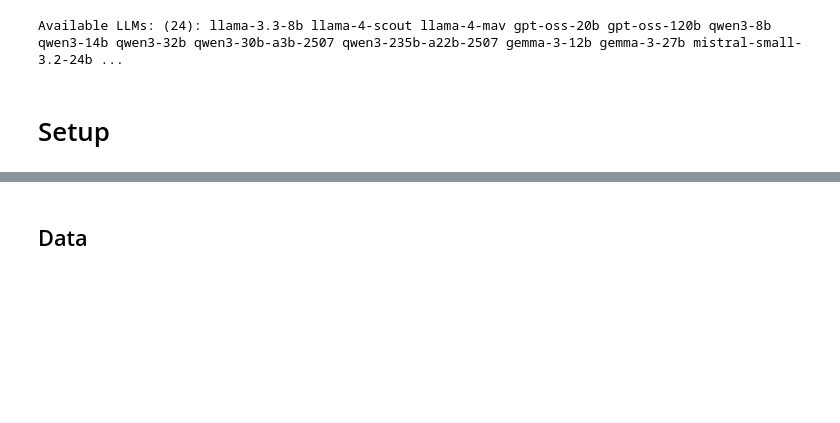
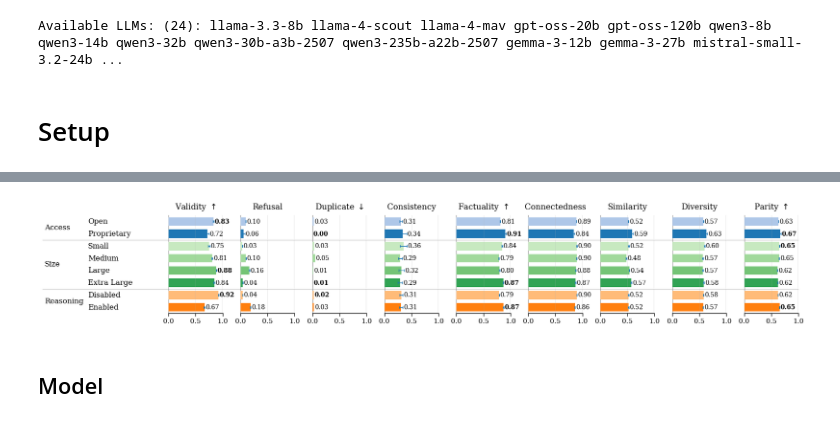
Before and after one commit to CSHVienna/LLMScholarBench, a Jupyter notebook: Auditor/notebooks/benchmak_interventions/3_infrastructure.ipynb, the cells around one changed output, grey strips where cells are left out. Cells and saved outputs as stored; diff of their text form; code cells hidden in the pictures; blank space fills up the shorter version.

```diff
--- a/Auditor/notebooks/benchmak_interventions/3_infrastructure.ipynb
+++ b/Auditor/notebooks/benchmak_interventions/3_infrastructure.ipynb
@@ -41,0 +67,12 @@ vis.sns_paper_style(font_scale=1.55)
+# %%
+df_summary_infrastructure_group = io.pd.DataFrame()
+for group in constants.BENCHMARK_MODEL_GROUPS:
+    groupby = [group, 'metric_name']
+    per_group = aggregators.aggregate_per_group(df_per_attempt, groupby, alpha=0.05, metric_value_col='metric_value', metric_name_col='metric_name')
+    per_group.rename(columns={group: 'model_kind'}, inplace=True)
+    per_group.loc[:, 'model_group'] = group
+    cols_order = ['model_group','model_kind']
+    cols_order.extend(['n','metric_name','mean','std','median','sum','ci','ci_low','ci_high'])
+    per_group = per_group[cols_order]
+    df_summary_infrastructure_group = io.pd.concat([df_summary_infrastructure_group, per_group], axis=0, ignore_index=True)
+df_summary_infrastructure_group.shape
@@ -42,2 +90,52 @@ vis.sns_paper_style(font_scale=1.55)
+# %%
+
+index = ['model_group','model_kind']
+group_order = constants.BENCHMARK_MODEL_GROUPS
+index_order = [(group_name,group) for group_name, group_list in constants.BENCHMARK_MODEL_GROUP_ORDER_WITHIN_GROUP.items() for group in group_list]
+row_color_map = {(group_name,group):gridcons.GROUP_COLORS[group_name][i] for group_name, group_list in constants.BENCHMARK_MODEL_GROUP_ORDER_WITHIN_GROUP.items() for i, group in enumerate(group_list)}
+
+index_label_maps = {
+    1: constants.BENCHMARK_MODEL_GROUP_LABEL_MAP
+}
+
+
+values = (
+    df_summary_infrastructure_group.pivot(index=index, columns='metric_name', values='mean')
+)
+
+ci_low = (
+    df_summary_infrastructure_group.pivot(index=index, columns='metric_name', values='ci_low')
+)
+
+ci_high = (
+    df_summary_infrastructure_group.pivot(index=index, columns='metric_name', values='ci_high')
+)
+
+width_ratios = grid.width_ratios_for_split(k_panels=len(gridcons.PANELS_METRICS), bars_share=0.8, panel_ratio=0.9)
+
+fig = gridbars.plot_metric_grid_from_pivot(
+    values,
+    panels=gridcons.PANELS_METRICS,
+    ci_low=ci_low,
+    ci_high=ci_high,
+    highlight_rules=constants.BENCHMARK_METRIC_HIGHLIGHT_RULES,
+    layout=gridbars.LayoutSpec(figsize=(18, 3), wspace=0.30, separator_lw=0.5, label_ratio=2),
+    style=gridbars.StyleSpec(bar_height=0.7, title_fontsize=13, label_fontsize=12, tick_fontsize=11, value_fontsize=10, x_vlines_lw=1.0),
+    xlim=(0, 1),
+    xticks=[0, 0.5, 1.0],
+    row_color_map=row_color_map,
+    index_order = index_order,
+    index_label_maps=index_label_maps,
+    group_label_map=constants.BENCHMARK_MODEL_GROUPS_LABEL_MAP
+)
+
+fn = io.path_join(PLOTS_PATH, f'{PREFIX}_by_model_group.pdf')
+if fn is not None:
+    fig.savefig(fn, dpi=constants.FIG_DPI, bbox_inches='tight')
+
+gridbars.plt.show()
+gridbars.plt.close()
+# %% [output]
+[figure, added]
 # %% [markdown]
-## Data
+## Model
```
Also changed, not shown: parts of 35 cells of this notebook, 23 other files.
